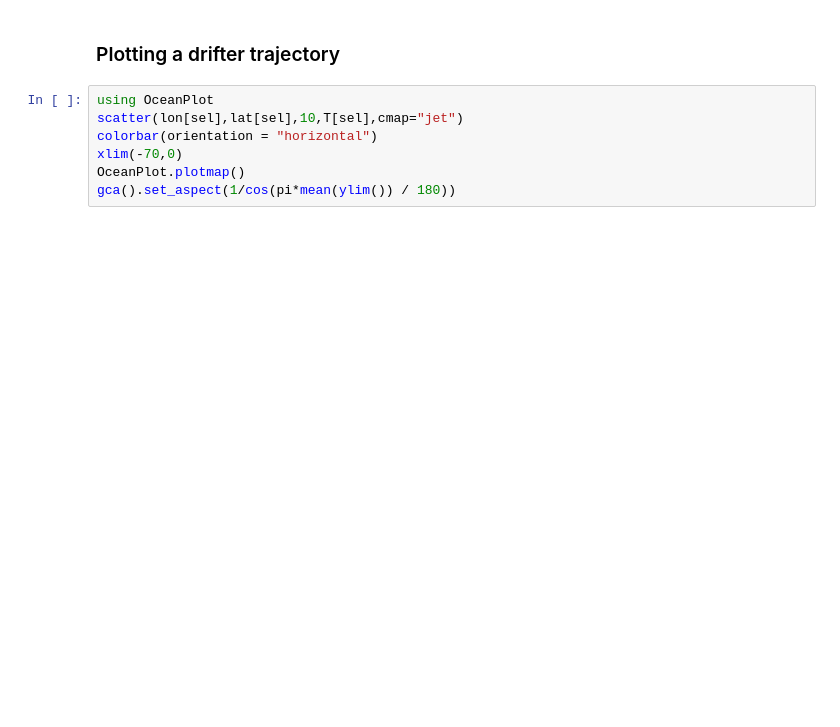
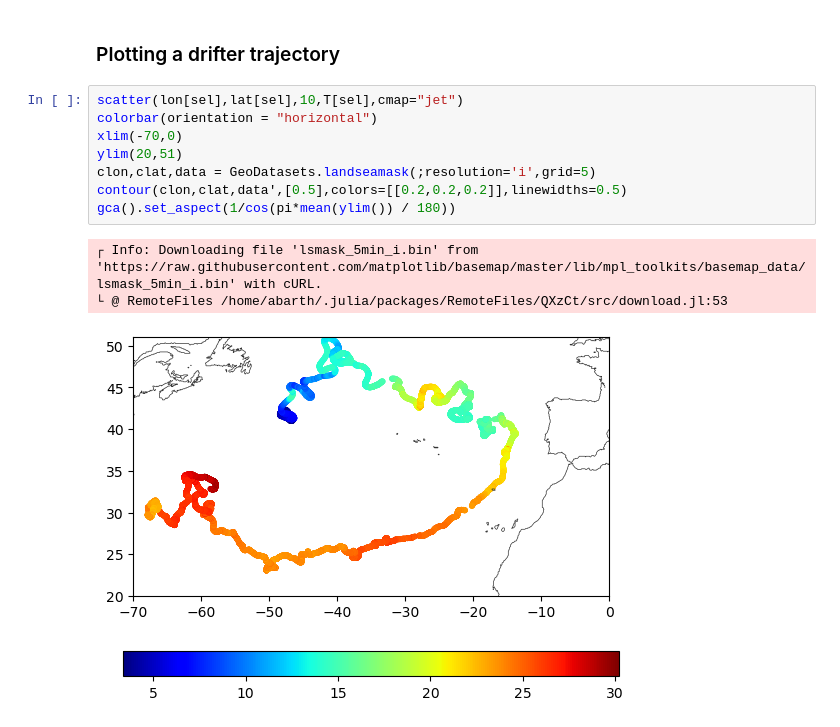
Before and after one commit to Alexander-Barth/getting-ocean-data, a Jupyter notebook: DataAccess-CMEMS.ipynb, the cells around one changed output. Drawn from its saved outputs; the diff is of its cells as text; blank space fills up the shorter version.

Commit message:
add GeoDatasets and motuclient

```diff
--- a/DataAccess-CMEMS.ipynb
+++ b/DataAccess-CMEMS.ipynb
@@ -192,9 +214,14 @@ sel = .!ismissing.(T[1,:]);
 # %% [markdown]
 ### Plotting a drifter trajectory
 # %%
-using OceanPlot
 scatter(lon[sel],lat[sel],10,T[sel],cmap="jet")
 colorbar(orientation = "horizontal")
 xlim(-70,0)
-OceanPlot.plotmap()
+ylim(20,51)
+clon,clat,data = GeoDatasets.landseamask(;resolution='i',grid=5)
+contour(clon,clat,data',[0.5],colors=[[0.2,0.2,0.2]],linewidths=0.5)
 gca().set_aspect(1/cos(pi*mean(ylim()) / 180))
+# %% [output]
+┌ Info: Downloading file 'lsmask_5min_i.bin' from 'https://raw.githubusercontent.com/matplotlib/basemap/master/lib/mpl_toolkits/basemap_data/lsmask_5min_i.bin' with cURL.
+└ @ RemoteFiles /home/abarth/.julia/packages/RemoteFiles/QXzCt/src/download.jl:53
+[figure, added]
```
Also changed, not shown: parts of 3 cells of this notebook, 3 other files.
